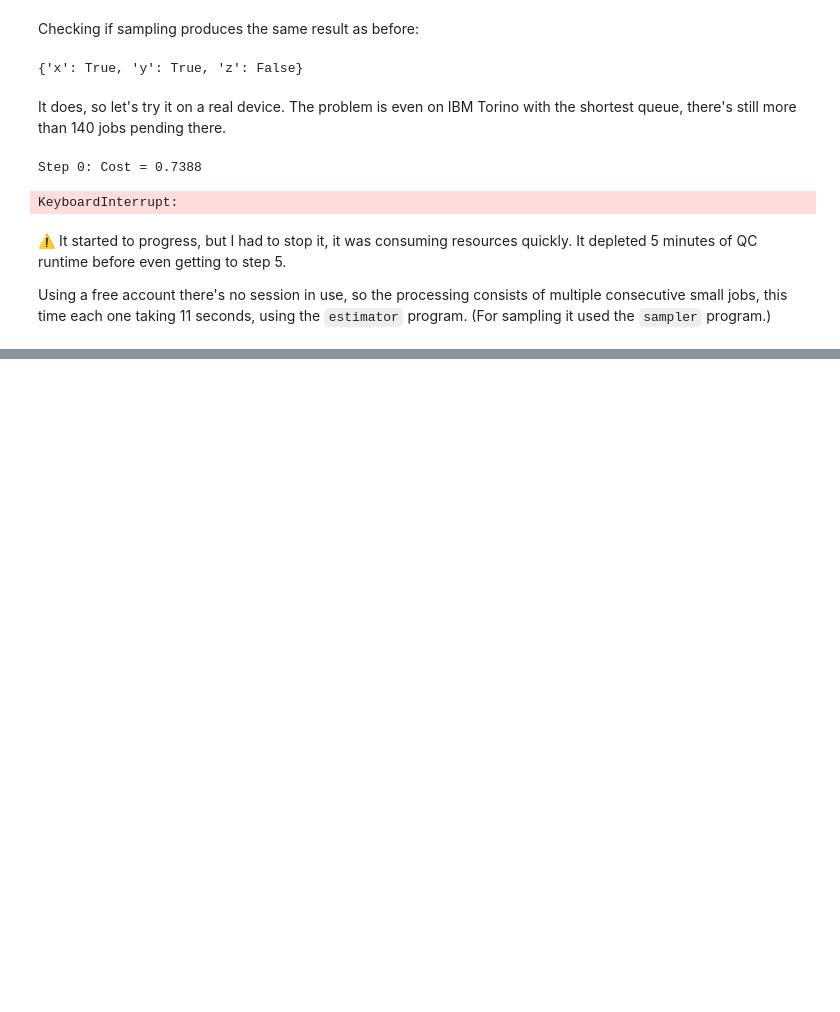
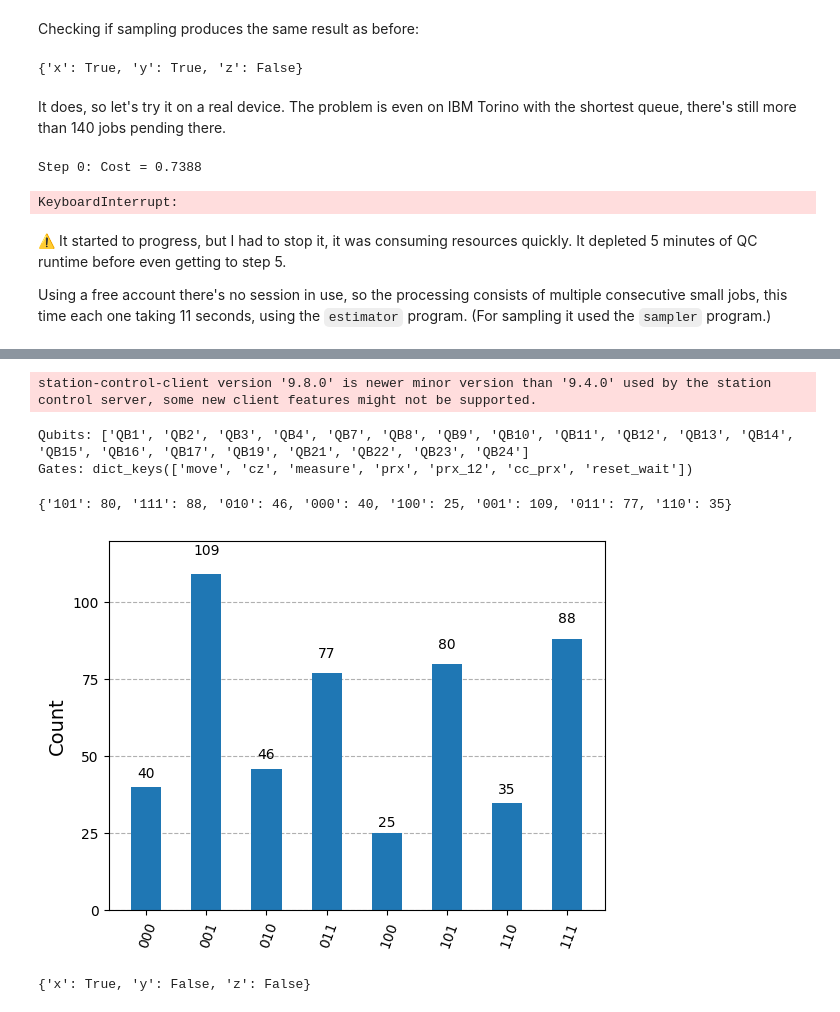
Before and after one commit to garncarz/eternity, a Jupyter notebook: quantum_computing.ipynb, the cells around one changed output, grey strips where cells are left out. Cells and saved outputs as stored; diff of their text form; code cells hidden in the pictures; blank space fills up the shorter version.

```diff
--- a/quantum_computing.ipynb
+++ b/quantum_computing.ipynb
@@ -563,0 +570,65 @@ Using a free account there's no session in use, so the processing consists of mu
+# %%
+from iqm.qiskit_iqm import IQMProvider
+
+vlq_provider = IQMProvider('https://vlq.it4i.cz/station')
+vlq_backend = vlq_provider.get_backend()
+
+print(f'Qubits: {vlq_backend.architecture.qubits}')
+print(f'Gates: {vlq_backend.architecture.gates.keys()}')
+# %% [output]
+station-control-client version '9.8.0' is newer minor version than '9.4.0' used by the station control server, some new client features might not be supported.
+Qubits: ['QB1', 'QB2', 'QB3', 'QB4', 'QB7', 'QB8', 'QB9', 'QB10', 'QB11', 'QB12', 'QB13', 'QB14', 'QB15', 'QB16', 'QB17', 'QB19', 'QB21', 'QB22', 'QB23', 'QB24']
+Gates: dict_keys(['move', 'cz', 'measure', 'prx', 'prx_12', 'cc_prx', 'reset_wait'])
+# %%
+dev_vlq_sampling = qml.device('qiskit.remote', wires=n_qubits, backend=vlq_backend, shots=100)
+
+vlq_circuit_sample = make_qaoa_circuit(
+    cost_h,
+    n_qubits,
+    p,
+    return_fn=lambda: qml.sample(wires=range(n_qubits)),
+    dev=dev_vlq_sampling,
+)
+# %%
+from iqm.qiskit_iqm import transpile_to_IQM
+from qiskit import QuantumCircuit
+
+qasm_str = qml.to_openqasm(vlq_circuit_sample)(params)
+qc = QuantumCircuit.from_qasm_str(qasm_str)
+
+qc_transpiled = transpile_to_IQM(qc, vlq_backend)
+# qc_transpiled.draw(output='mpl')
+# %%
+job = vlq_backend.run(qc_transpiled, shots=500)
+results_dict = job.result().get_counts()
+print(results_dict)
+# %% [output]
+{'101': 80, '111': 88, '010': 46, '000': 40, '100': 25, '001': 109, '011': 77, '110': 35}
+# %%
+from qiskit.visualization import plot_histogram
+
+result_dict_copy = results_dict
+result_dict_clean = {}
+counts = 0
+for key in result_dict_copy.keys():
+    counts+= result_dict_copy[key]
+    if result_dict_copy[key] > 10:
+        result_dict_clean[key] = result_dict_copy[key]
+
+display(plot_histogram(result_dict_clean))
+# %% [output]
+[figure, added]
+# %%
+def get_truth_from_qiskit(counts, var_map):
+    inv_var_map = {v: k for k, v in var_map.items()}
+    # Find the most frequent bitstring
+    most_frequent = max(counts, key=counts.get)
+    # Qiskit bitstrings are left-to-right (highest-to-lowest qubit); reverse for var_map order
+    bits = list(reversed(most_frequent))
+    return {inv_var_map[i]: bool(int(bit)) for i, bit in enumerate(bits)}
+
+result = get_truth_from_qiskit(results_dict, var_map)
+print(result)
+check_solution(statement, result)
+# %% [output]
+{'x': True, 'y': False, 'z': False}
```
Also changed, not shown: parts of 2 cells of this notebook.
